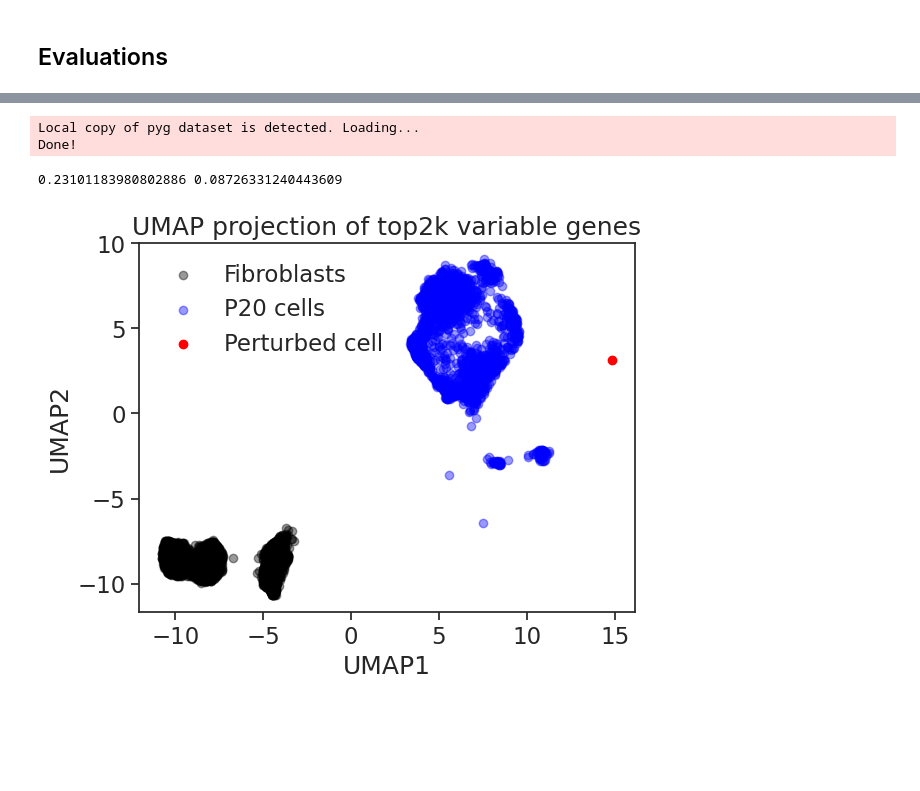
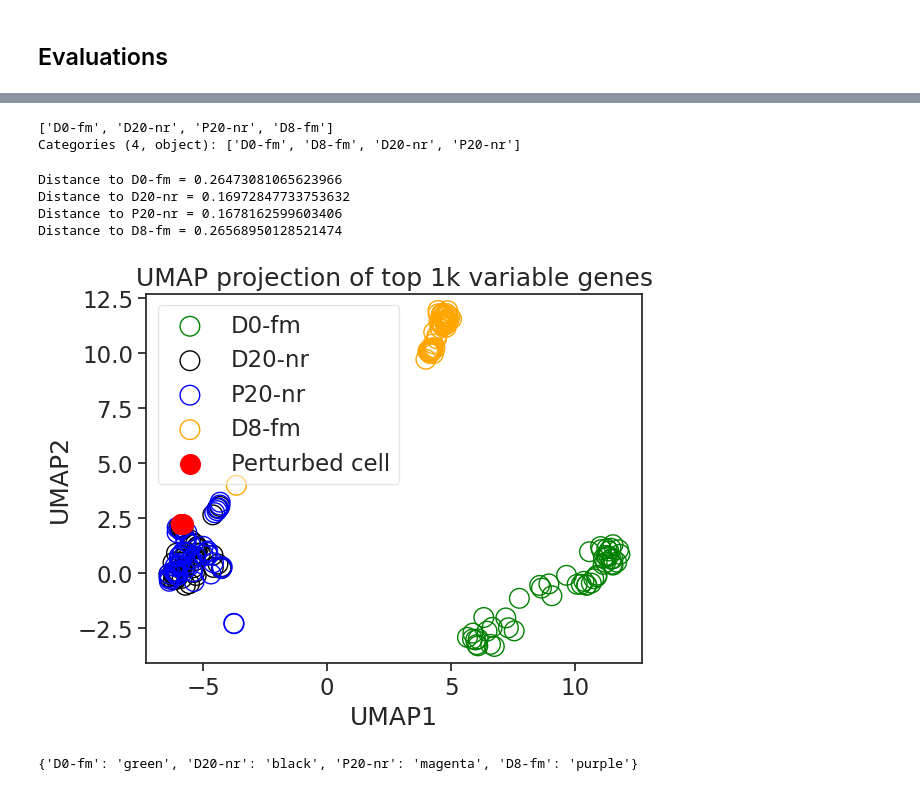
Before and after one commit to a93sokol/scGPT_reproduce, a Jupyter notebook: tutorials/Tutorial_Perturbation_Custom.ipynb, the cells around one changed output, grey strips where cells are left out. Drawn from its saved outputs; the diff is of its cells as text; code cells hidden in the pictures; blank space fills up the shorter version.

```diff
--- a/tutorials/Tutorial_Perturbation_Custom.ipynb
+++ b/tutorials/Tutorial_Perturbation_Custom.ipynb
@@ -492,5 +451,3 @@ def plot_perturbation(
         fig.savefig(save_file, bbox_inches="tight", transparent=False)
 
     return fig
-# %%
-pert_data.load(data_path = '../data/fibroblast')
@@ -515,12 +487,16 @@ for p in perts_to_plot:
+# %%
+import anndata as ad
+adata_combined = ad.concat(adata_list, join='outer', axis=0)
+# %%
+adata_combined.obs.library.unique()
+# %% [output]
+['D0-fm', 'D20-nr', 'P20-nr', 'D8-fm']
+Categories (4, object): ['D0-fm', 'D8-fm', 'D20-nr', 'P20-nr']
 # %%
-pert_data.load(data_path = '../data/fibroblast')
-adata_t = pert_data.adata.copy()
-sc.pp.highly_variable_genes(adata_t, n_top_genes=2000)
-single_cell = predicted['SOX2_KLF4_MYC_POU5F1']
-single_cell = single_cell[adata_t.var.highly_variable.values.squeeze()]
+adata_t = adata_combined.copy()
+sc.pp.highly_variable_genes(adata_t, n_top_genes=1000)
+single_cell = np.array(list(pert_res.values()))
+single_cell = single_cell[:, adata_t.var.highly_variable.values.squeeze()]
-# %% [output]
-Local copy of pyg dataset is detected. Loading...
-Done!
 # %%
 adata_t = adata_t[:, adata_t.var.highly_variable].copy()
 # %%
@@ -533,29 +509,42 @@ umap_model = umap.UMAP(n_neighbors=15, random_state=42)
 adata_t.obsm['X_umap'] = umap_model.fit_transform(adata_t.X)
 # %%
 # Generate a random single cell with the same genes for demonstration purposes
-
-print(abs((adata_t[adata_t.obs.condition=='ctrl'].X - single_cell)).mean(), abs((adata_t[adata_t.obs.condition!='ctrl'].X - single_cell)).mean())
+for lib in adata_t.obs.library.unique():
+    print(f'Distance to {lib} =', abs((adata_t[adata_t.obs.library==lib].X - np.mean(single_cell, axis=0))).mean())
 # Apply the trained UMAP to the single cell
-single_cell_umap = umap_model.transform(single_cell.reshape(1,-1))
+single_cell_umap = umap_model.transform(single_cell)
 # %% [output]
-0.23101183980802886 0.08726331240443609
+Distance to D0-fm = 0.26473081065623966
+Distance to D20-nr = 0.16972847733753632
+Distance to P20-nr = 0.1678162599603406
+Distance to D8-fm = 0.26568950128521474
 # %%
-color = adata.obs.condition.astype(str)
-color[color=='ctrl'] = 'black'
-color[color!='black'] = 'blue'
-# Plot the initial cells with the last one in a different color
-plt.scatter(adata.obsm['X_umap'][color=='black', 0], adata.obsm['X_umap'][color=='black', 1], c='black', label='Fibroblasts', alpha=0.4)
-plt.scatter(adata.obsm['X_umap'][color!='black', 0], adata.obsm['X_umap'][color!='black', 1], c='blue', label='P20 cells', alpha=0.4)
-plt.scatter(single_cell_umap[:, 0], single_cell_umap[:, 1], c='red', label='Perturbed cell')
-plt.legend(facecolor='black', framealpha=0,)
+color = dict(zip(adata_combined.obs.library.unique().tolist(), ['green', 'black', 'blue','orange']))
+
+for lib in adata_t.obs.library.unique():
+    plt.scatter(adata_t.obsm['X_umap'][adata_t.obs.library == lib, 0][:50],
+                adata_t.obsm['X_umap'][adata_t.obs.library == lib, 1][:50],
+                edgecolors=color[lib],
+                label=lib,
+                alpha=0.99,
+                s=200,
+                facecolors='none')
+
+#plt.scatter(adata.obsm['X_umap'][color!='black', 0], adata.obsm['X_umap'][color!='black', 1], c='blue', label='D20-NR', alpha=0.4)
+plt.scatter(single_cell_umap[:, 0], single_cell_umap[:, 1], c='red', label='Perturbed cell',s=200)
+plt.legend(facecolor='white', framealpha=0.5,)
 
 plt.xlabel('UMAP1')
 plt.ylabel('UMAP2')
-plt.title('UMAP projection of top2k variable genes')
+plt.title('UMAP projection of top 1k variable genes')
 plt.savefig('../umap_pert_2kgenes.pdf', bbox_inches='tight')
 plt.show()
 # %% [output]
-[figure, old version]
+[figure, new version]
+# %%
+color
+# %% [output]
+{'D0-fm': 'green', 'D20-nr': 'black', 'P20-nr': 'magenta', 'D8-fm': 'purple'}
 # %%
 test_loader = pert_data.get_dataloader(batch_size=batch_size, test_batch_size=eval_batch_size,)['test_loader']
 test_res = eval_perturb(test_loader, best_model, device)
```
Also changed, not shown: parts of 28 cells of this notebook, 2 other files.
